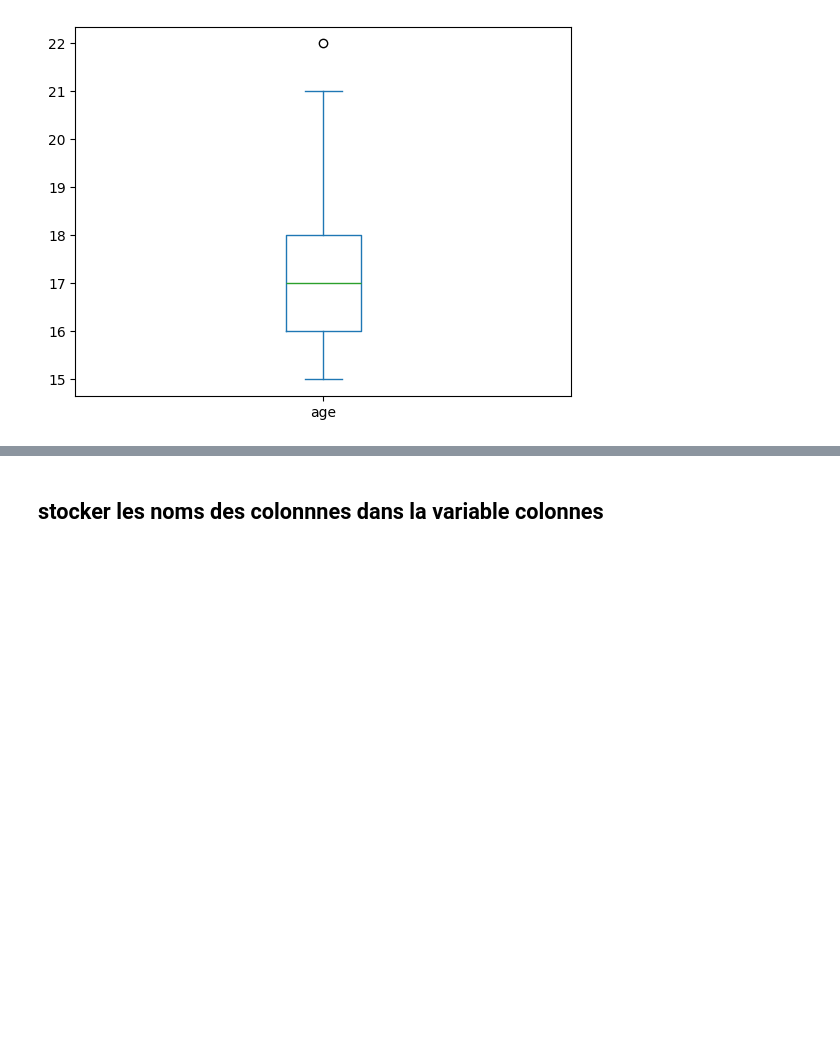
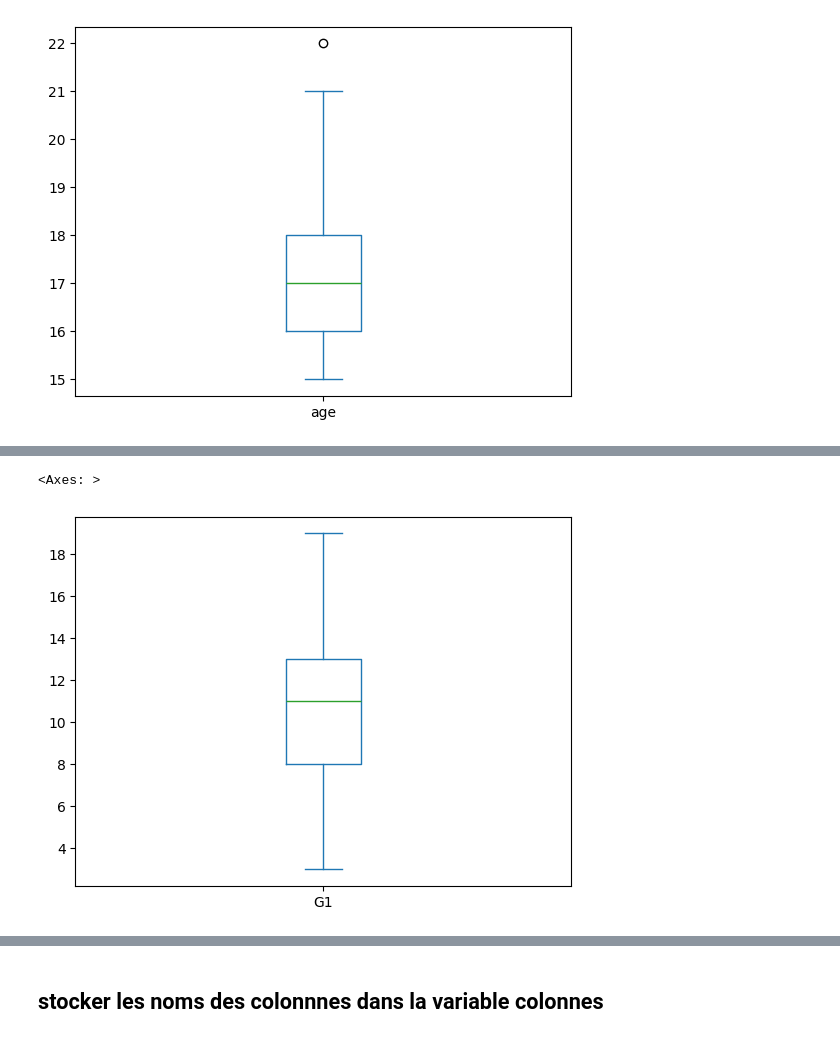
Before and after one commit to rachdigit/Projet_DataMining, a Jupyter notebook: proj_dm.ipynb, the cells around one changed output, grey strips where cells are left out. Drawn from its saved outputs; the diff is of its cells as text; code cells hidden in the pictures; blank space fills up the shorter version.

```diff
--- a/proj_dm.ipynb
+++ b/proj_dm.ipynb
@@ -1010,0 +1027,5 @@ data['age'].plot(kind='box')
+# %%
+data['G1'].plot(kind='box')
+# %% [output]
+<Axes: >
+[figure, added]
```
Also changed, not shown: parts of 17 cells of this notebook.
